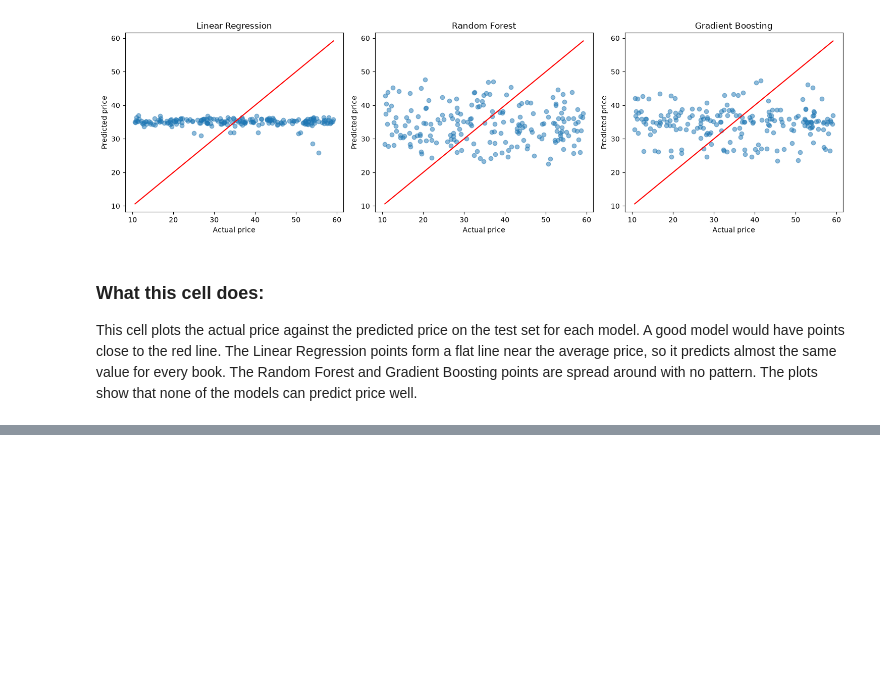
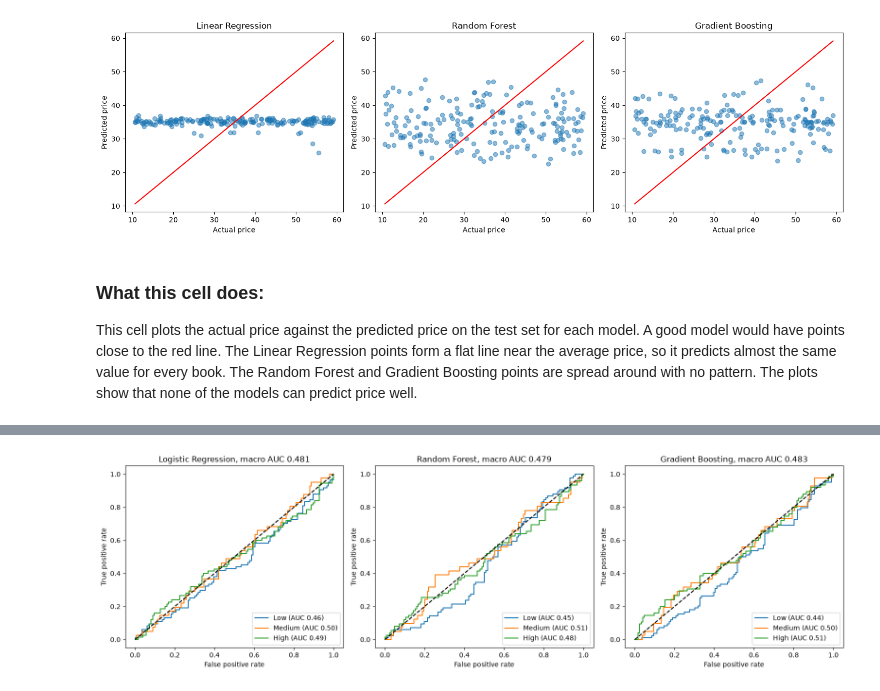
Before and after one commit to l253042/E-commerce, a Jupyter notebook: notebooks/E-commerce.ipynb, the cells around one changed output, grey strips where cells are left out. Drawn from its saved outputs; the diff is of its cells as text; code cells hidden in the pictures; blank space fills up the shorter version.

```diff
--- a/notebooks/E-commerce.ipynb
+++ b/notebooks/E-commerce.ipynb
@@ -1625,0 +1774,19 @@ This cell plots the actual price against the predicted price on the test set for
+# %%
+fig, axes = plt.subplots(1, 3, figsize=(16, 4.8))
+for ax, name in zip(axes, model_names):
+    proba = class_proba(clf_fitted[name], test[FINAL_CLF])
+    for i, cls in enumerate(order):
+        y_bin = (y_test_clf == cls).astype(int)
+        fpr, tpr, _ = roc_curve(y_bin, proba[:, i])
+        ax.plot(fpr, tpr, label=f"{cls} (AUC {roc_auc_score(y_bin, proba[:, i]):.2f})")
+    ax.plot([0, 1], [0, 1], "k--")
+    macro_auc = roc_auc_score(y_test_clf, clf_fitted[name].predict_proba(test[FINAL_CLF]), multi_class="ovr", average="macro")
+    ax.set_title(f"{name}, macro AUC {macro_auc:.3f}")
+    ax.set_xlabel("False positive rate")
+    ax.set_ylabel("True positive rate")
+    ax.legend(loc="lower right")
+plt.tight_layout()
+plt.savefig(FIG_DIR / "classification_roc_curves.png", dpi=150)
+plt.show()
+# %% [output]
+[figure, added]
```
Also changed, not shown: parts of 12 cells of this notebook, 2 other files.
